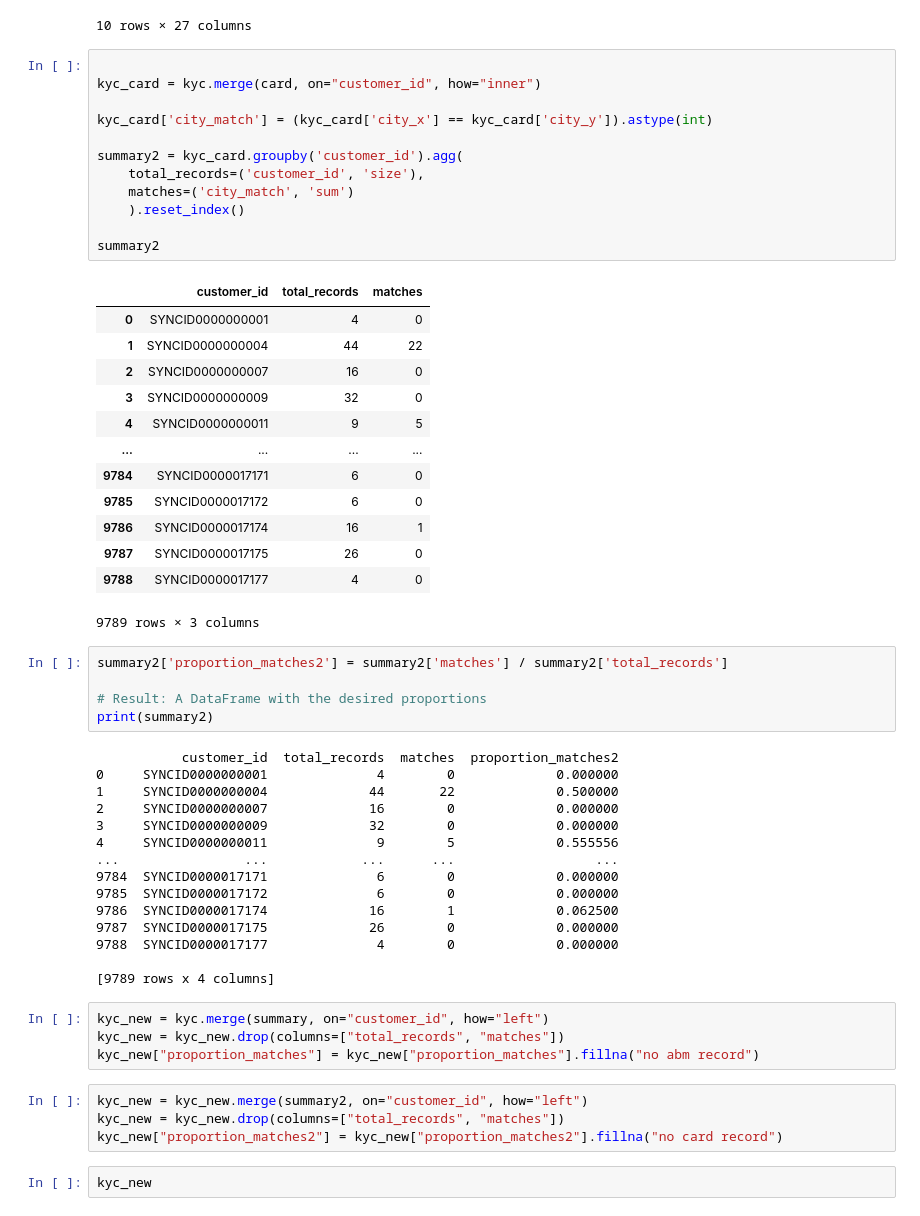
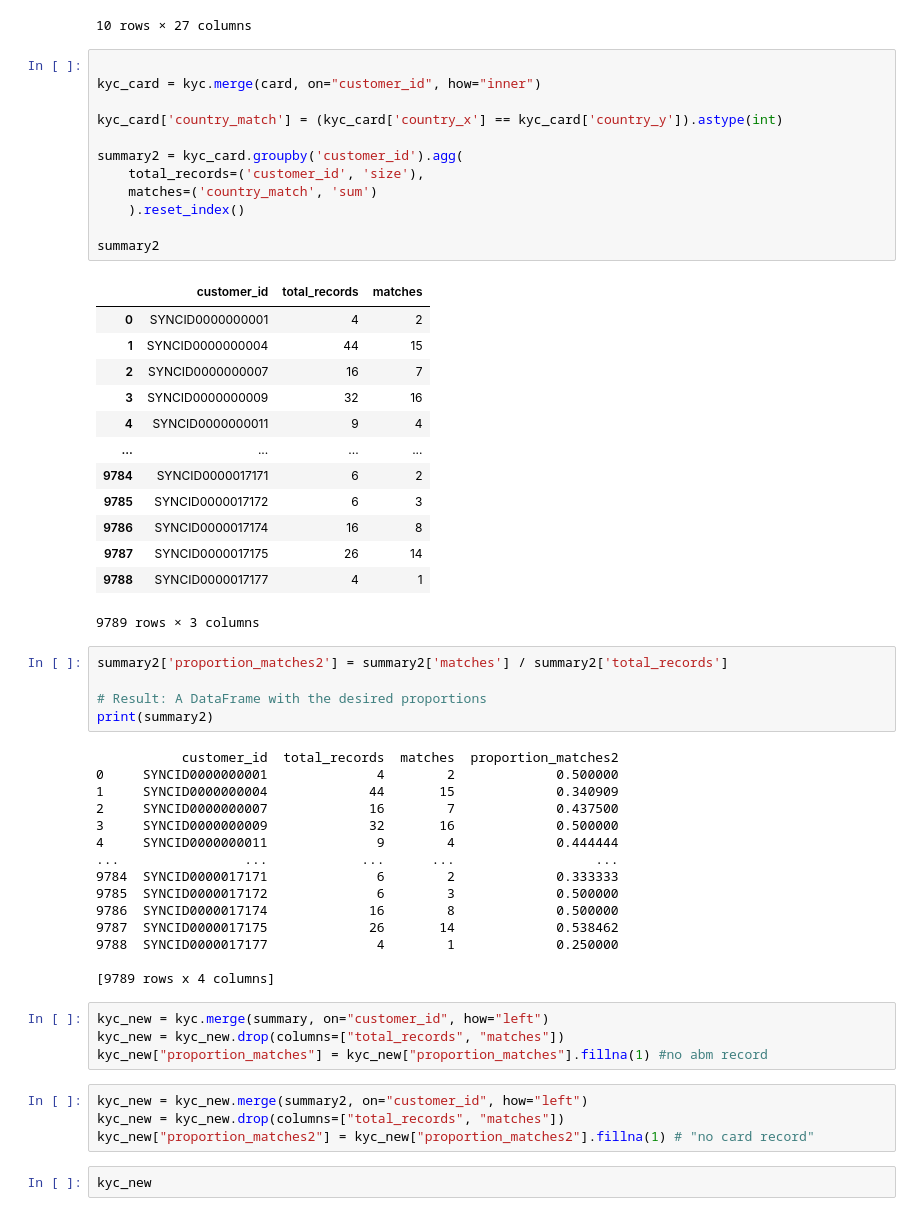
Before and after one commit to Kevlar-sudo/IMI_Big_Data_and_AI_Competition, a Jupyter notebook: code.ipynb, the cells around one changed output. Saved outputs shown, nothing was run; the diff lists cells and outputs as text.

```diff
--- a/code.ipynb
+++ b/code.ipynb
@@ -686,28 +701,28 @@ kyc_abm.head(10)
 # %%
 
 kyc_card = kyc.merge(card, on="customer_id", how="inner")
 
-kyc_card['city_match'] = (kyc_card['city_x'] == kyc_card['city_y']).astype(int)
+kyc_card['country_match'] = (kyc_card['country_x'] == kyc_card['country_y']).astype(int)
 
 summary2 = kyc_card.groupby('customer_id').agg(
     total_records=('customer_id', 'size'),
-    matches=('city_match', 'sum')
+    matches=('country_match', 'sum')
     ).reset_index()
 
 summary2
 # %% [output]
 |  | customer_id | total_records | matches |
-| 0 | SYNCID0000000001 | 4 | 0 |
-| 1 | SYNCID0000000004 | 44 | 22 |
-| 2 | SYNCID0000000007 | 16 | 0 |
-| 3 | SYNCID0000000009 | 32 | 0 |
-| 4 | SYNCID0000000011 | 9 | 5 |
+| 0 | SYNCID0000000001 | 4 | 2 |
+| 1 | SYNCID0000000004 | 44 | 15 |
+| 2 | SYNCID0000000007 | 16 | 7 |
+| 3 | SYNCID0000000009 | 32 | 16 |
+| 4 | SYNCID0000000011 | 9 | 4 |
 | ... | ... | ... | ... |
-| 9784 | SYNCID0000017171 | 6 | 0 |
-| 9785 | SYNCID0000017172 | 6 | 0 |
-| 9786 | SYNCID0000017174 | 16 | 1 |
-| 9787 | SYNCID0000017175 | 26 | 0 |
-| 9788 | SYNCID0000017177 | 4 | 0 |
+| 9784 | SYNCID0000017171 | 6 | 2 |
+| 9785 | SYNCID0000017172 | 6 | 3 |
+| 9786 | SYNCID0000017174 | 16 | 8 |
+| 9787 | SYNCID0000017175 | 26 | 14 |
+| 9788 | SYNCID0000017177 | 4 | 1 |
 9789 rows × 3 columns
 # %%
 summary2['proportion_matches2'] = summary2['matches'] / summary2['total_records']
@@ -716,27 +731,27 @@ summary2['proportion_matches2'] = summary2['matches'] / summary2['total_records'
 print(summary2)
 # %% [output]
            customer_id  total_records  matches  proportion_matches2
-0     SYNCID0000000001              4        0             0.000000
-1     SYNCID0000000004             44       22             0.500000
-2     SYNCID0000000007             16        0             0.000000
-3     SYNCID0000000009             32        0             0.000000
-4     SYNCID0000000011              9        5             0.555556
+0     SYNCID0000000001              4        2             0.500000
+1     SYNCID0000000004             44       15             0.340909
+2     SYNCID0000000007             16        7             0.437500
+3     SYNCID0000000009             32       16             0.500000
+4     SYNCID0000000011              9        4             0.444444
 ...                ...            ...      ...                  ...
-9784  SYNCID0000017171              6        0             0.000000
-9785  SYNCID0000017172              6        0             0.000000
-9786  SYNCID0000017174             16        1             0.062500
-9787  SYNCID0000017175             26        0             0.000000
-9788  SYNCID0000017177              4        0             0.000000
+9784  SYNCID0000017171              6        2             0.333333
+9785  SYNCID0000017172              6        3             0.500000
+9786  SYNCID0000017174             16        8             0.500000
+9787  SYNCID0000017175             26       14             0.538462
+9788  SYNCID0000017177              4        1             0.250000
 
 [9789 rows x 4 columns]
 # %%
 kyc_new = kyc.merge(summary, on="customer_id", how="left")
 kyc_new = kyc_new.drop(columns=["total_records", "matches"])
-kyc_new["proportion_matches"] = kyc_new["proportion_matches"].fillna("no abm record")
+kyc_new["proportion_matches"] = kyc_new["proportion_matches"].fillna(1) #no abm record
 # %%
 kyc_new = kyc_new.merge(summary2, on="customer_id", how="left")
 kyc_new = kyc_new.drop(columns=["total_records", "matches"])
-kyc_new["proportion_matches2"] = kyc_new["proportion_matches2"].fillna("no card record")
+kyc_new["proportion_matches2"] = kyc_new["proportion_matches2"].fillna(1) # "no card record"
 # %%
 kyc_new
 # %% [output]
```
Also changed, not shown: parts of 5 cells of this notebook.
